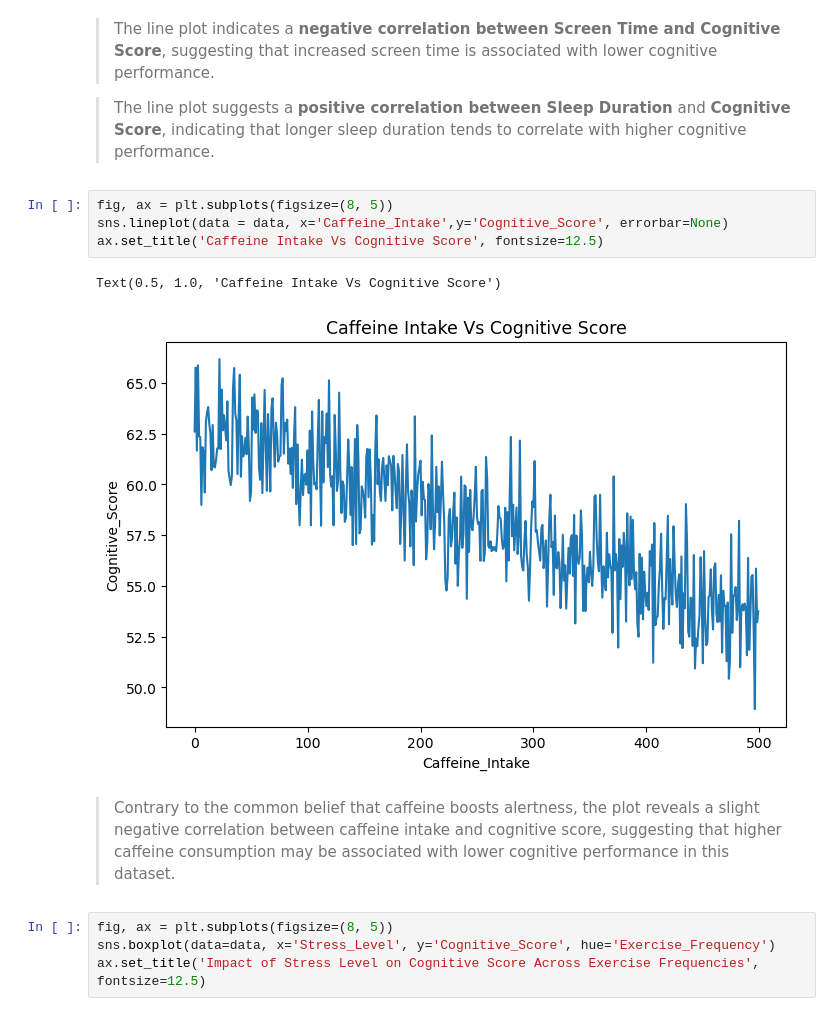
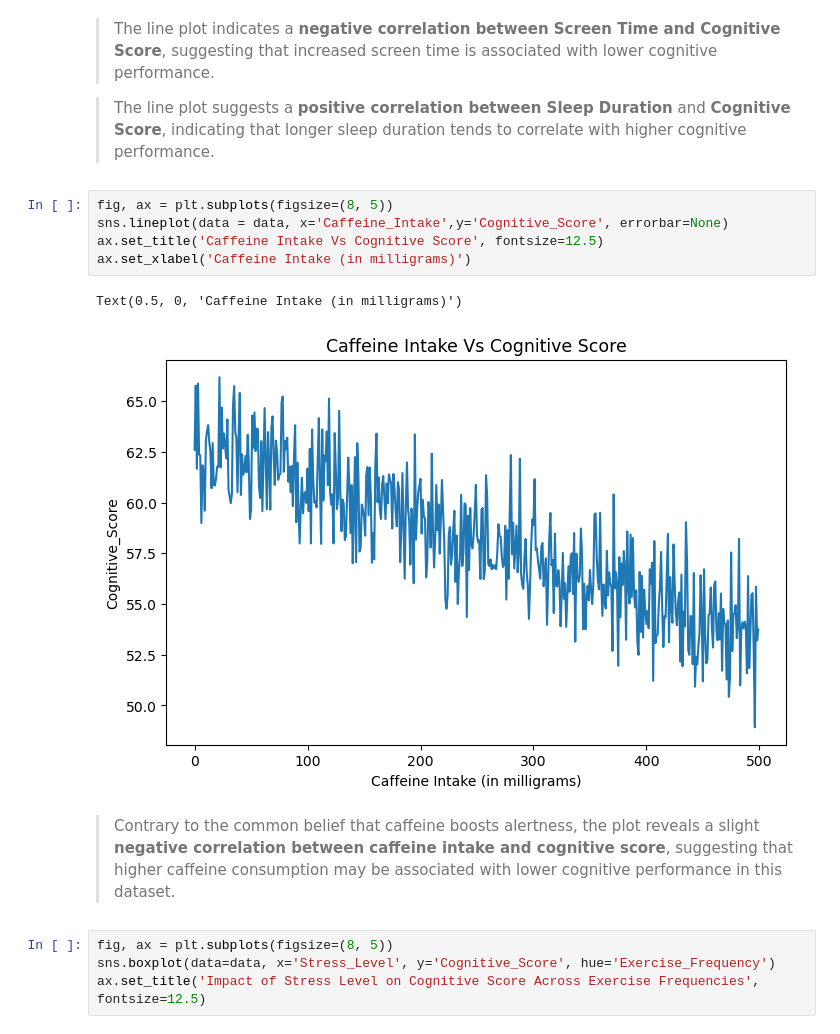
Before and after one commit to dhanyavasan/Human-Cognitive-Score-Prediction-, a Jupyter notebook: Capstone_phase_I.ipynb, the cells around one changed output. Saved outputs shown, nothing was run; the diff lists cells and outputs as text.

```diff
--- a/Capstone_phase_I.ipynb
+++ b/Capstone_phase_I.ipynb
@@ -168,13 +171,14 @@ suggesting that increased screen time is associated with lower cognitive perform
 # %%
 fig, ax = plt.subplots(figsize=(8, 5))
 sns.lineplot(data = data, x='Caffeine_Intake',y='Cognitive_Score', errorbar=None)
 ax.set_title('Caffeine Intake Vs Cognitive Score', fontsize=12.5)
+ax.set_xlabel('Caffeine Intake (in milligrams)')
 # %% [output]
-Text(0.5, 1.0, 'Caffeine Intake Vs Cognitive Score')
+Text(0.5, 0, 'Caffeine Intake (in milligrams)')
-[figure, old version]
+[figure, new version]
 # %% [markdown]
-> Contrary to the common belief that caffeine boosts alertness, the plot reveals a slight negative correlation
- between caffeine intake and cognitive score, suggesting that higher caffeine consumption may be associated with lower cognitive performance in this dataset.
+> Contrary to the common belief that caffeine boosts alertness, the plot reveals a slight **negative correlation
+ between caffeine intake and cognitive score**, suggesting that higher caffeine consumption may be associated with lower cognitive performance in this dataset.
 # %%
 fig, ax = plt.subplots(figsize=(8, 5))
 sns.boxplot(data=data, x='Stress_Level', y='Cognitive_Score', hue='Exercise_Frequency')
```
Also changed, not shown: parts of 3 cells of this notebook.
